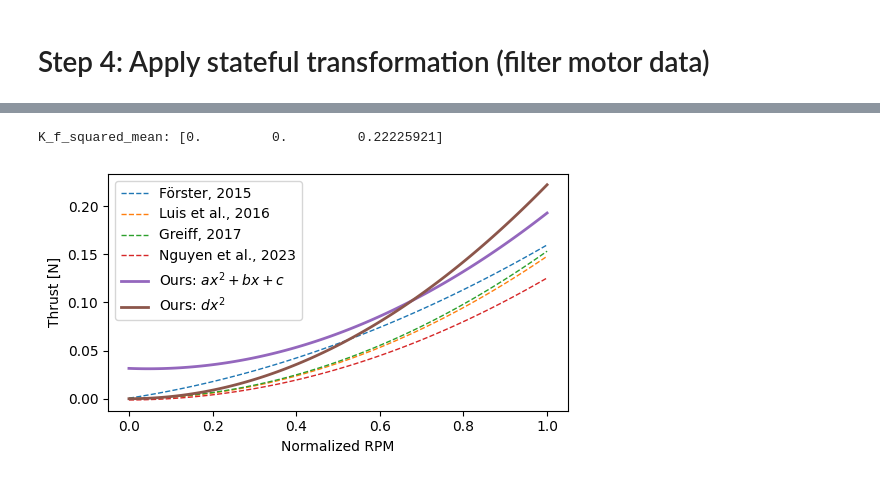
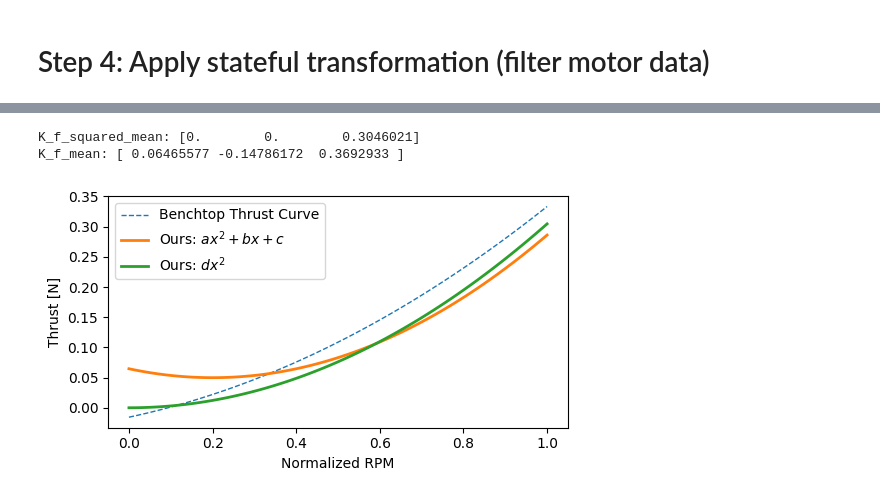
Before and after one commit to PratikKunapuli/data-driven-system-identification, a Jupyter notebook: sysid.ipynb, the cells around one changed output, grey strips where cells are left out. Saved outputs shown, nothing was run; the diff lists cells and outputs as text; code cells hidden in the pictures.

```diff
--- a/sysid.ipynb
+++ b/sysid.ipynb
@@ -75,9 +75,15 @@ if "COLAB_GPU" in os.environ:
 
 if model_name == "crazyflie":
     log_files = [
-        "logs_crazyflie/log10",
-        "logs_crazyflie/log15",
-        "logs_crazyflie/log16",
+        # "logs_crazyflie/log10",
+        # "logs_crazyflie/log15",
+        # "logs_crazyflie/log16",
+        "logs_crazyflie/log01",
+        "logs_crazyflie/log02",
+        "logs_crazyflie/log03",
+        "logs_crazyflie/log04",
+        "logs_crazyflie/log05", # yaw
+
     ]
 elif model_name == "large":
     ulog_files = [
@@ -546,7 +580,7 @@ def combine(flights, T_m, T_omega=0.05, thrust_curves=None):
         **thrusts_combined
     }, flights
 # %%
-T_m_test = 0.05
+T_m_test = 0.07
 combined_test, _ = combine(sliced_and_interpolated_flights_thrust, T_m_test)
 # %%
 def estimate_motor_parameters(combined, model, exponents, verbose=True, separate=True):
@@ -599,7 +635,7 @@ K_f_test_mean: [ 0.03192522 -0.05854274  0.23168549]
 from tqdm import tqdm
 from tqdm.notebook import tqdm
 
-T_m_candidates = np.linspace(0.001, 0.5 if model_name == "crazyflie" else 0.2, 100 if not debug else 20)
+T_m_candidates = np.linspace(0.001, 0.5 if model_name == "crazyflie" else 0.2, 500 if not debug else 20)
 results = [[(T_m, *estimate_motor_parameters(combine(sliced_and_interpolated_flights_thrust, T_m)[0], model, exponents, verbose=False, separate=False)) for T_m in tqdm(T_m_candidates)] for exponents in exponents_thrust_curve]
 T_ms, K_fs, rmses = zip(*results[0])
 # %%
@@ -635,43 +671,55 @@ if model_name == "crazyflie":
     _, K_fs_squared, _ = zip(*results[1])
     K_f_squared = K_fs_squared[np.argmin(rmses)]
     K_f_squared_mean = K_f_squared.mean(axis=0)
     print(f"K_f_squared_mean: {K_f_squared_mean}")
+    print(f"K_f_mean: {K_f_mean}")
+    # K_f_comparison = np.array([
+    #     [5.48e-04, 6.77e-02, 9.15e-02],
+    #     [0, 0, 1.48e-1],
+    #     [3.75e-04, -1.23e-04, 1.53e-01],
+    #     [-1.30e-03, 1.75e-03, 1.25e-01],
+    #     K_f_mean,
+    #     K_f_squared_mean
+    # ])
+    # labels = [
+    #     "Förster, 2015",
+    #     "Luis et al., 2016",
+    #     "Greiff, 2017",
+    #     "Nguyen et al., 2023",
+    #     "Ours: $ax^2 + bx + c$",
+    #     "Ours: $dx^2$",
+    # ]
     K_f_comparison = np.array([
-        [5.48e-04, 6.77e-02, 9.15e-02],
-        [0, 0, 1.48e-1],
-        [3.75e-04, -1.23e-04, 1.53e-01],
-        [-1.30e-03, 1.75e-03, 1.25e-01],
+        [-0.0156, 0.148, 0.201],
         K_f_mean,
         K_f_squared_mean
     ])
     labels = [
-        "Förster, 2015",
-        "Luis et al., 2016",
-        "Greiff, 2017",
-        "Nguyen et al., 2023",
+        "Benchtop Thrust Curve",
         "Ours: $ax^2 + bx + c$",
         "Ours: $dx^2$",
     ]
     input_rpms = np.linspace(0, 1, 100)
     plt.figure(figsize=(5.5,3.1))
     for label, K_f in zip(labels, K_f_comparison):
         predictions = []
         for x in input_rpms:
             acc = 0
             for i in range(3):
                 acc += K_f[i] * x ** i
             predictions.append(acc)
         ours = label.startswith("Ours")
         plt.plot(input_rpms, predictions, label=label, linestyle="-" if ours else "--", linewidth=2 if ours else 1)
     plt.legend()
     plt.xlabel("Normalized RPM")
     plt.ylabel("Thrust [N]")
     plt.tight_layout()
     plt.savefig(f"figures/{model_name}_thrust_curve_comparison.pdf")
     plt.show()
 # %% [output]
-K_f_squared_mean: [0.         0.         0.22225921]
+K_f_squared_mean: [0.        0.        0.3046021]
+K_f_mean: [ 0.06465577 -0.14786172  0.3692933 ]
-[figure, old version]
+[figure, new version]
 # %%
 acceleration = combined_thrust["acceleration"][:, 2] - 9.81
 abs_acceleration = np.abs(acceleration)
```
Also changed, not shown: parts of 12 cells of this notebook.
